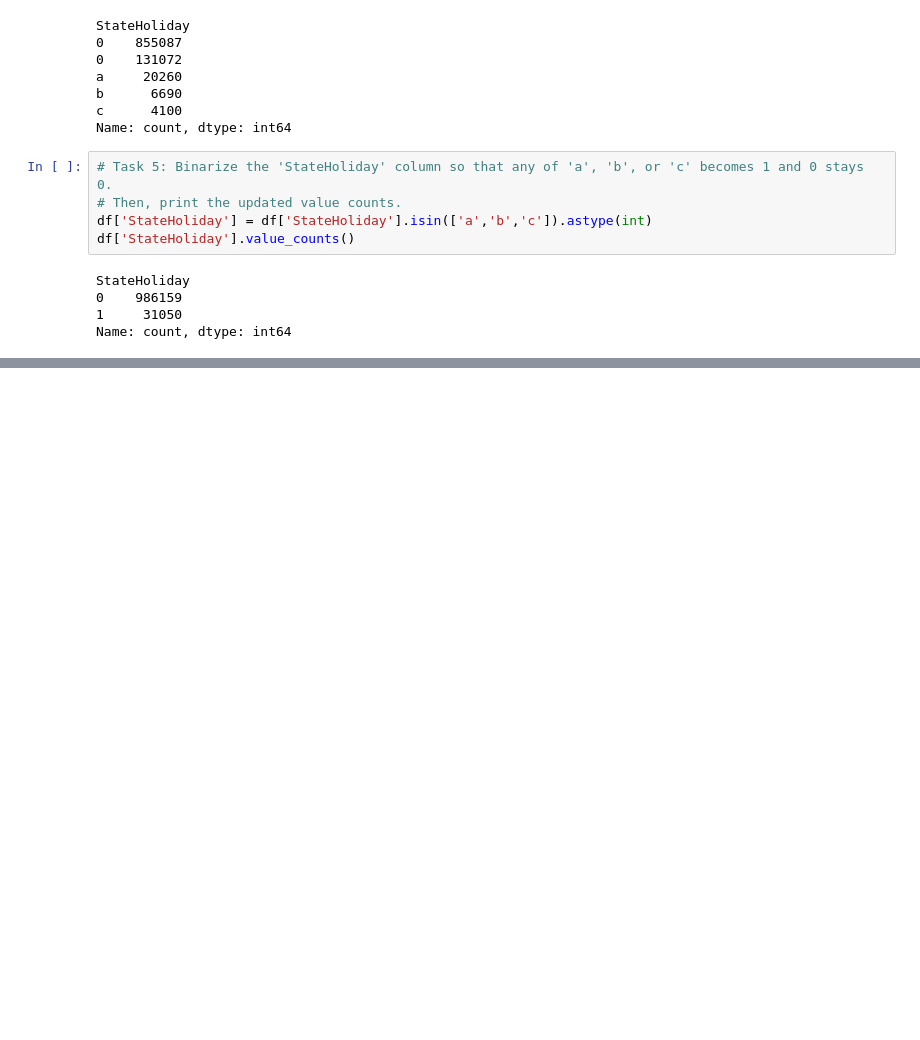
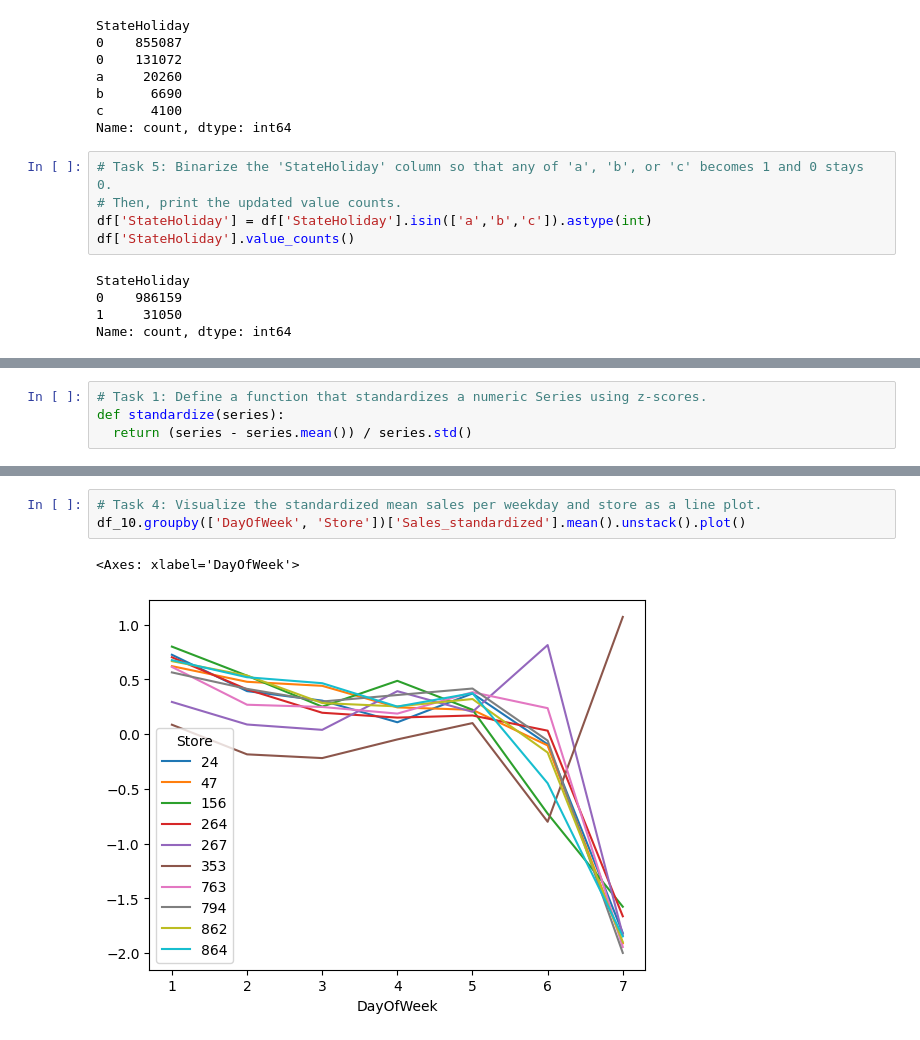
Before and after one commit to SARANGIVenkateshwarlu/Time-Series-Projects, a Jupyter notebook: Time_Series_Analysis/Lab_1.ipynb, the cells around one changed output, grey strips where cells are left out. Drawn from its saved outputs; the diff is of its cells as text; blank space fills up the shorter version.

```diff
--- a/Time_Series_Analysis/Lab_1.ipynb
+++ b/Time_Series_Analysis/Lab_1.ipynb
@@ -86,0 +181,4 @@ df
+# %%
+# Task 1: Define a function that standardizes a numeric Series using z-scores.
+def standardize(series):
+  return (series - series.mean()) / series.std()
@@ -86,0 +211,6 @@ df
+# %%
+# Task 4: Visualize the standardized mean sales per weekday and store as a line plot.
+df_10.groupby(['DayOfWeek', 'Store'])['Sales_standardized'].mean().unstack().plot()
+# %% [output]
+<Axes: xlabel='DayOfWeek'>
+[figure, added]
```
Also changed, not shown: parts of 19 cells of this notebook.
